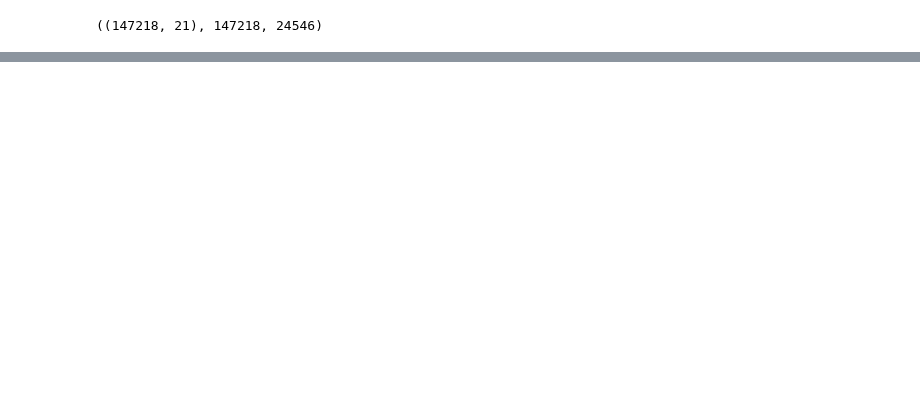
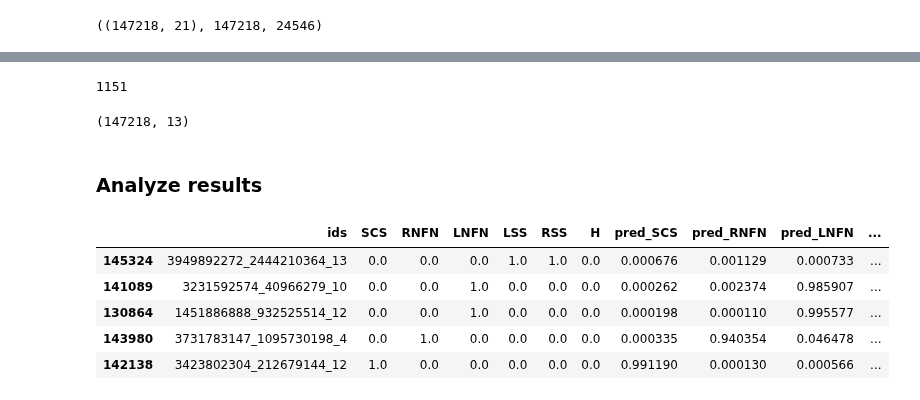
Before and after one commit to rosulucian/deep_learning_playground, a Jupyter notebook: kaggle/RSNA/inference.ipynb, the cells around one changed output, grey strips where cells are left out. Cells and saved outputs as stored; diff of their text form; code cells hidden in the pictures; blank space fills up the shorter version.

Commit message:
added inference

```diff
--- a/kaggle/RSNA/inference.ipynb
+++ b/kaggle/RSNA/inference.ipynb
@@ -837,0 +692,2 @@ torch.nn.functional.sigmoid(foo[0])
+# %%
+healthy_df = healthy_df[healthy_df['condition'].isin(CFG.classes)]
@@ -837,0 +704,5 @@ torch.nn.functional.sigmoid(foo[0])
+# %%
+dm = inference_datamodule(healthy_df, tfs=val_tfs)
+# %%
+trainer = pl.Trainer(accelerator=CFG.device)
+predictions = trainer.predict(model, dataloaders=dm)
@@ -837,0 +715,20 @@ torch.nn.functional.sigmoid(foo[0])
+# %%
+len(predictions)
+# %% [output]
+1151
+# %%
+predictions = pd.concat(predictions, ignore_index=True)
+predictions.shape
+# %% [output]
+(147218, 13)
+# %% [markdown]
+### Analyze results
+# %%
+predictions[predictions.H == 0].sample(5)
+# %% [output]
+|  | ids | SCS | RNFN | LNFN | LSS | RSS | H | pred_SCS | pred_RNFN | pred_LNFN | ... |
+| 145324 | 3949892272_2444210364_13 | 0.0 | 0.0 | 0.0 | 1.0 | 1.0 | 0.0 | 0.000676 | 0.001129 | 0.000733 | ... |
+| 141089 | 3231592574_40966279_10 | 0.0 | 0.0 | 1.0 | 0.0 | 0.0 | 0.0 | 0.000262 | 0.002374 | 0.985907 | ... |
+| 130864 | 1451886888_932525514_12 | 0.0 | 0.0 | 1.0 | 0.0 | 0.0 | 0.0 | 0.000198 | 0.000110 | 0.995577 | ... |
+| 143980 | 3731783147_1095730198_4 | 0.0 | 1.0 | 0.0 | 0.0 | 0.0 | 0.0 | 0.000335 | 0.940354 | 0.046478 | ... |
+| 142138 | 3423802304_212679144_12 | 1.0 | 0.0 | 0.0 | 0.0 | 0.0 | 0.0 | 0.991190 | 0.000130 | 0.000566 | ... |
```
Also changed, not shown: parts of 97 cells of this notebook, 2 other files.
